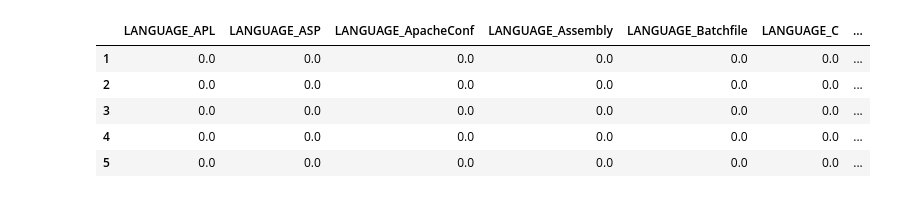
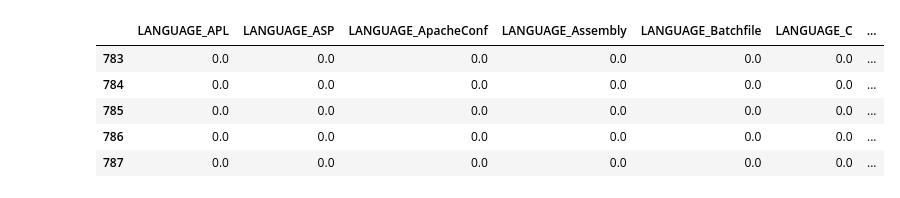
Before and after one commit to WGierke/git_better, a Jupyter notebook: Repository_Classification.ipynb, the cells around one changed output. Saved outputs shown, nothing was run; the diff lists cells and outputs as text; code cells hidden in the pictures.

```diff
--- a/Repository_Classification.ipynb
+++ b/Repository_Classification.ipynb
@@ -1,16 +1,20 @@
 # %%
 import pandas as pd
 pd.set_option('display.max_columns', 500)
+import matplotlib.pyplot as plt
+import seaborn as sns
+%matplotlib inline
 from app.evaluation import get_cleaned_processed_df
+
 data_frame = get_cleaned_processed_df()
-data_frame.head()
+data_frame.tail()
 # %% [output]
 |  | LANGUAGE_APL | LANGUAGE_ASP | LANGUAGE_ApacheConf | LANGUAGE_Assembly | LANGUAGE_Batchfile | LANGUAGE_C | ... |
-| 1 | 0.0 | 0.0 | 0.0 | 0.0 | 0.0 | 0.0 | ... |
-| 2 | 0.0 | 0.0 | 0.0 | 0.0 | 0.0 | 0.0 | ... |
-| 3 | 0.0 | 0.0 | 0.0 | 0.0 | 0.0 | 0.0 | ... |
-| 4 | 0.0 | 0.0 | 0.0 | 0.0 | 0.0 | 0.0 | ... |
-| 5 | 0.0 | 0.0 | 0.0 | 0.0 | 0.0 | 0.0 | ... |
+| 783 | 0.0 | 0.0 | 0.0 | 0.0 | 0.0 | 0.0 | ... |
+| 784 | 0.0 | 0.0 | 0.0 | 0.0 | 0.0 | 0.0 | ... |
+| 785 | 0.0 | 0.0 | 0.0 | 0.0 | 0.0 | 0.0 | ... |
+| 786 | 0.0 | 0.0 | 0.0 | 0.0 | 0.0 | 0.0 | ... |
+| 787 | 0.0 | 0.0 | 0.0 | 0.0 | 0.0 | 0.0 | ... |
 # %%
 import pandas as pd
 from collections import Counter
```
Also changed, not shown: parts of 4 cells of this notebook, 2 other files.
